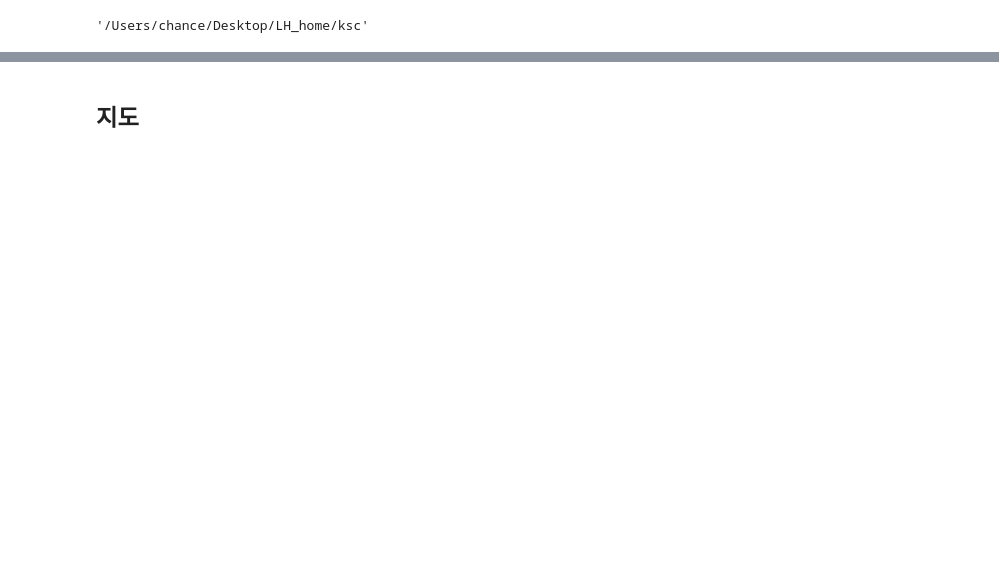
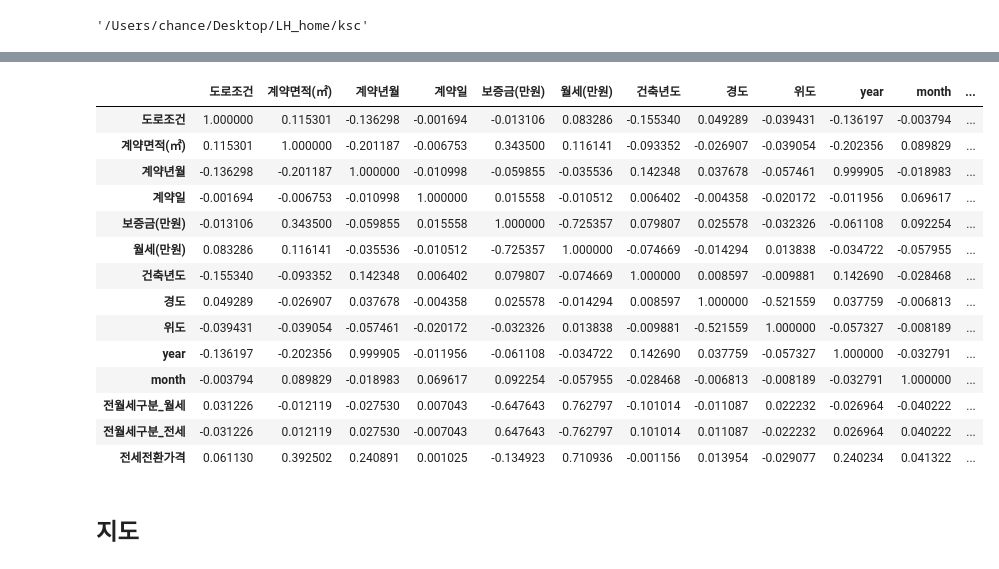
Before and after one commit to ChanceMKR/LH_home, a Jupyter notebook: ksc/lh_home.ipynb, the cells around one changed output, grey strips where cells are left out. Drawn from its saved outputs; the diff is of its cells as text; code cells hidden in the pictures; blank space fills up the shorter version.

```diff
--- a/ksc/lh_home.ipynb
+++ b/ksc/lh_home.ipynb
@@ -112,6 +122,25 @@ gajwa
 | 3169 | 경상남도 진주시 가좌동 | 1*** | 12 | 36.30 | 202011 | 26 | 300 | 55 | 1996 | 가좌길36번길 | 128.109160 | ... |
 | 3170 | 경상남도 진주시 가좌동 | 2*** | 12 | 103.37 | 202011 | 28 | 7000 | 50 | 2020 | 진주역로96번길 | 128.105966 | ... |
 2683 rows × 19 columns
+# %%
+corr = gajwa.corr()
+corr
+# %% [output]
+|  | 도로조건 | 계약면적(㎡) | 계약년월 | 계약일 | 보증금(만원) | 월세(만원) | 건축년도 | 경도 | 위도 | year | month | ... |
+| 도로조건 | 1.000000 | 0.115301 | -0.136298 | -0.001694 | -0.013106 | 0.083286 | -0.155340 | 0.049289 | -0.039431 | -0.136197 | -0.003794 | ... |
+| 계약면적(㎡) | 0.115301 | 1.000000 | -0.201187 | -0.006753 | 0.343500 | 0.116141 | -0.093352 | -0.026907 | -0.039054 | -0.202356 | 0.089829 | ... |
+| 계약년월 | -0.136298 | -0.201187 | 1.000000 | -0.010998 | -0.059855 | -0.035536 | 0.142348 | 0.037678 | -0.057461 | 0.999905 | -0.018983 | ... |
+| 계약일 | -0.001694 | -0.006753 | -0.010998 | 1.000000 | 0.015558 | -0.010512 | 0.006402 | -0.004358 | -0.020172 | -0.011956 | 0.069617 | ... |
+| 보증금(만원) | -0.013106 | 0.343500 | -0.059855 | 0.015558 | 1.000000 | -0.725357 | 0.079807 | 0.025578 | -0.032326 | -0.061108 | 0.092254 | ... |
+| 월세(만원) | 0.083286 | 0.116141 | -0.035536 | -0.010512 | -0.725357 | 1.000000 | -0.074669 | -0.014294 | 0.013838 | -0.034722 | -0.057955 | ... |
+| 건축년도 | -0.155340 | -0.093352 | 0.142348 | 0.006402 | 0.079807 | -0.074669 | 1.000000 | 0.008597 | -0.009881 | 0.142690 | -0.028468 | ... |
+| 경도 | 0.049289 | -0.026907 | 0.037678 | -0.004358 | 0.025578 | -0.014294 | 0.008597 | 1.000000 | -0.521559 | 0.037759 | -0.006813 | ... |
+| 위도 | -0.039431 | -0.039054 | -0.057461 | -0.020172 | -0.032326 | 0.013838 | -0.009881 | -0.521559 | 1.000000 | -0.057327 | -0.008189 | ... |
+| year | -0.136197 | -0.202356 | 0.999905 | -0.011956 | -0.061108 | -0.034722 | 0.142690 | 0.037759 | -0.057327 | 1.000000 | -0.032791 | ... |
+| month | -0.003794 | 0.089829 | -0.018983 | 0.069617 | 0.092254 | -0.057955 | -0.028468 | -0.006813 | -0.008189 | -0.032791 | 1.000000 | ... |
+| 전월세구분_월세 | 0.031226 | -0.012119 | -0.027530 | 0.007043 | -0.647643 | 0.762797 | -0.101014 | -0.011087 | 0.022232 | -0.026964 | -0.040222 | ... |
+| 전월세구분_전세 | -0.031226 | 0.012119 | 0.027530 | -0.007043 | 0.647643 | -0.762797 | 0.101014 | 0.011087 | -0.022232 | 0.026964 | 0.040222 | ... |
+| 전세전환가격 | 0.061130 | 0.392502 | 0.240891 | 0.001025 | -0.134923 | 0.710936 | -0.001156 | 0.013954 | -0.029077 | 0.240234 | 0.041322 | ... |
 # %%
 # # 전세 월세 구분 데이터셋
 # gajwa = gajwa[gajwa.전월세구분 == "월세"]
```
Also changed, not shown: parts of 16 cells of this notebook, 4 other files.
